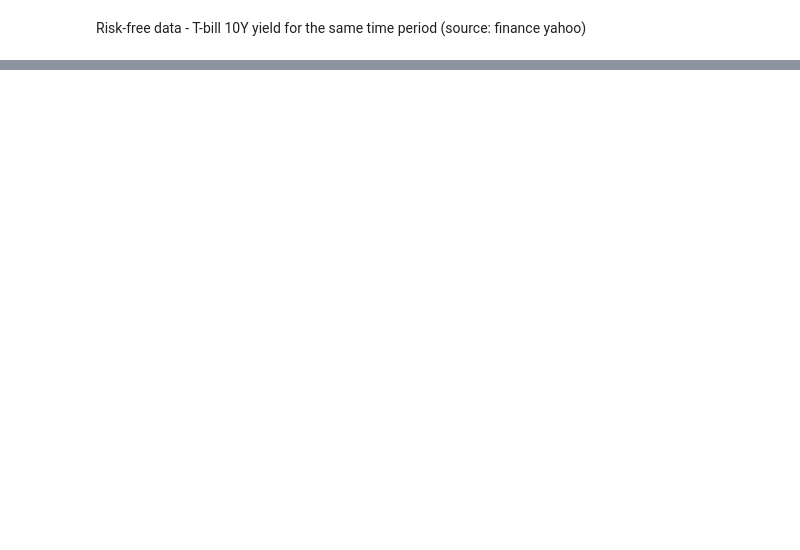
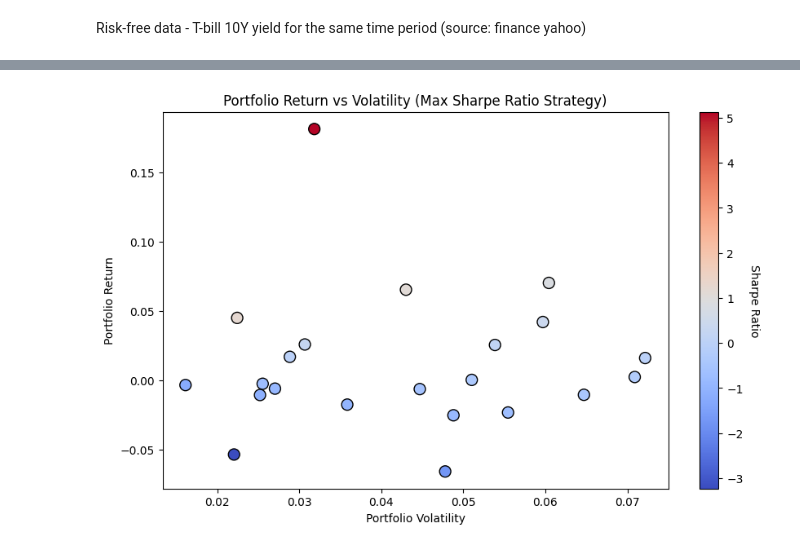
Before and after one commit to azizbekasadov/uzh-digfintools-research, a Jupyter notebook: src/main.ipynb, the cells around one changed output, grey strips where cells are left out. Cells and saved outputs as stored; diff of their text form; code cells hidden in the pictures; blank space fills up the shorter version.

```diff
--- a/src/main.ipynb
+++ b/src/main.ipynb
@@ -86,0 +376,20 @@ plt.show()
+# %%
+# Scatter plot for Maximum Sharpe Ratio Strategy (using volatility)
+plt.figure(figsize=(10, 6))
+
+# Extracting data for the maximum Sharpe ratio strategy
+returns_maxsr = np.array(results_maxsr['return_p'])  # Portfolio returns
+volatility_maxsr = np.array(results_maxsr['volatility_p'])  # Portfolio volatilities (already sqrt of variance)
+sharpe_ratios_maxsr = np.array(results_maxsr['sharpe_ratio_p'])  # Sharpe ratios
+
+# Scatter plot with Sharpe ratio as color
+sc_maxsr = plt.scatter(volatility_maxsr, returns_maxsr, c=sharpe_ratios_maxsr, cmap='coolwarm', s=100, edgecolor='k')
+cbar_maxsr = plt.colorbar(sc_maxsr)
+cbar_maxsr.set_label('Sharpe Ratio', rotation=270, labelpad=15)
+
+plt.xlabel('Portfolio Volatility')
+plt.ylabel('Portfolio Return')
+plt.title('Portfolio Return vs Volatility (Max Sharpe Ratio Strategy)')
+plt.show()
+# %% [output]
+[figure, added]
```
Also changed, not shown: parts of 18 cells of this notebook.
